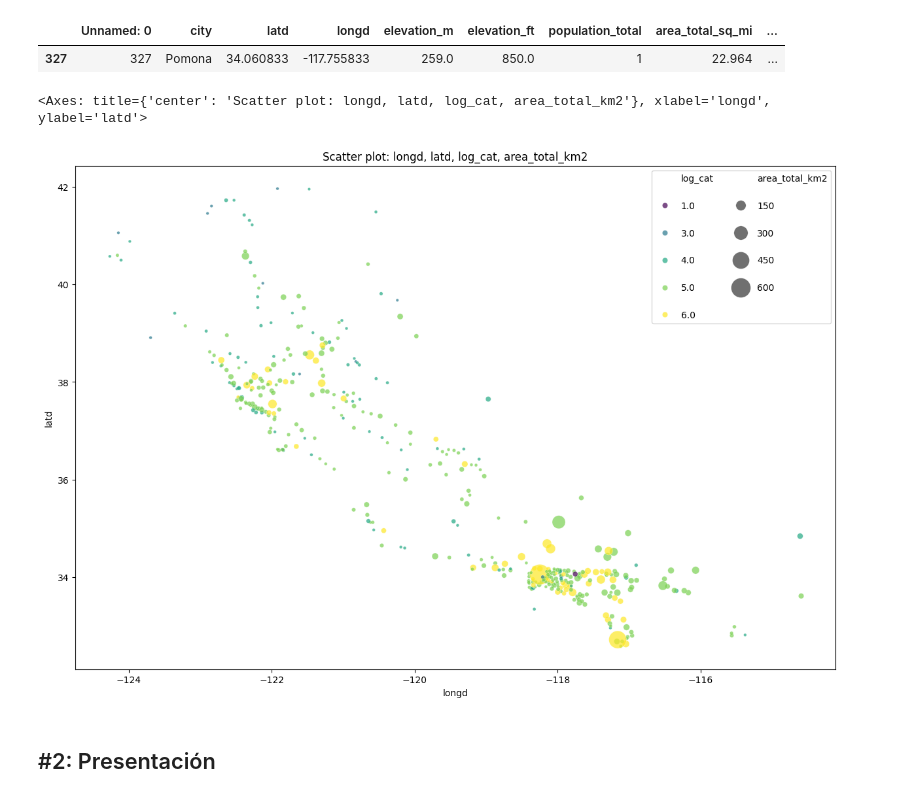
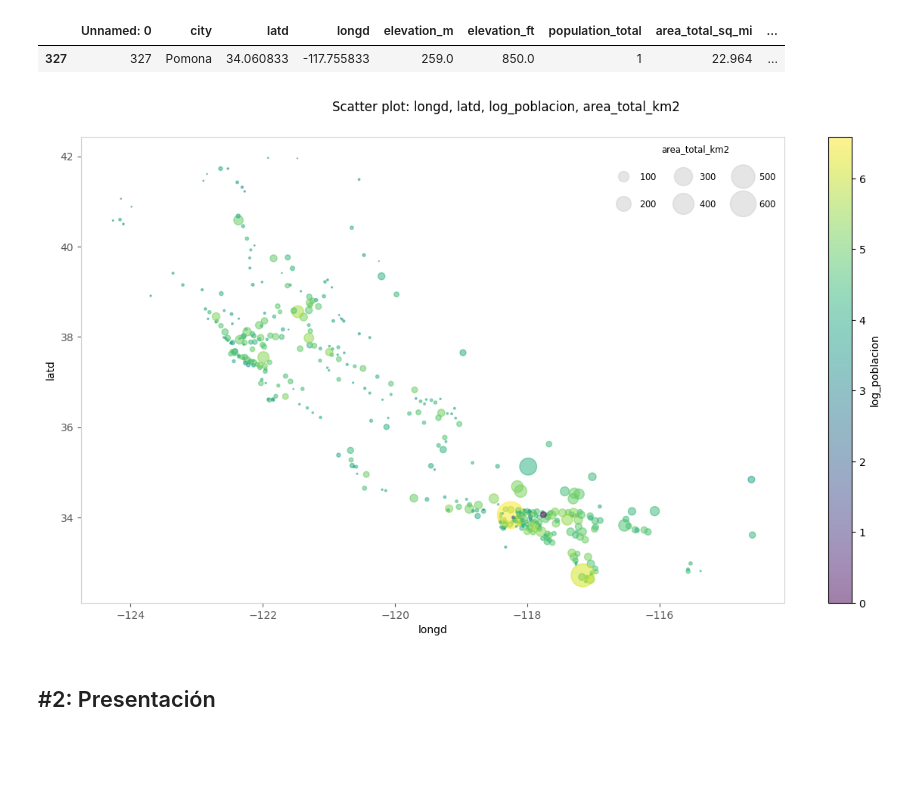
Before and after one commit to mardelmir/ONLINE_DS_THEBRIDGE_mardelmir, a Jupyter notebook: 03_Analisis_de_Datos/Sprint_08/Unidad_02/Challenge/18_Practica_Obligatoria_Visualizacion_Presentacion.ipynb, the cells around one changed output. Cells and saved outputs as stored; diff of their text form; code cells hidden in the pictures; blank space fills up the shorter version.

```diff
--- a/03_Analisis_de_Datos/Sprint_08/Unidad_02/Challenge/18_Practica_Obligatoria_Visualizacion_Presentacion.ipynb
+++ b/03_Analisis_de_Datos/Sprint_08/Unidad_02/Challenge/18_Practica_Obligatoria_Visualizacion_Presentacion.ipynb
@@ -139,11 +116,51 @@ df.loc[df.log_poblacion > 2, 'log_cat'] = 3.0
 df.loc[df.log_poblacion > 3, 'log_cat'] = 4.0
 df.loc[df.log_poblacion > 4, 'log_cat'] = 5.0
 df.loc[df.log_poblacion > 5, 'log_cat'] = 6.0
+# %%
+def custom_scatter_plot(df, x, y, color_col = None, size_col = None, scale = 1, legend = 'auto'):
+    fig, ax = plt.subplots(figsize = (15, 8))
+
+    # Scatter plot
+    if type(size_col) == str:
+        if size_col != '':
+            if color_col:
+                sp = plt.scatter(x = df[x], y = df[y], c = df[color_col], s = df[size_col] * scale, cmap = 'viridis', alpha = 0.5)
+            else:
+                sp = plt.scatter(x = df[x], y = df[y], s = df[size_col] * scale, cmap = 'viridis', alpha = 0.5)
+        elif color_col:
+            sp = plt.scatter(x = df[x], y = df[y], c = df[color_col], cmap = 'viridis', alpha = 0.5)
+    else:
+        plt.scatter(x = df[x], y = df[y], s = df[size_col] * scale, cmap = 'viridis', alpha = 0.5)
+
+    # Legend
+    if legend == 'colorbar':
+        handles, labels = sp.legend_elements('sizes', num = 6)
+        for handle in handles:
+            handle.set_markerfacecolor('#CCCCCC')
+            handle.set_markeredgecolor('#CCCCCC')
+
+        plt.legend(handles, labels, ncol = 3, title = size_col, title_fontsize = 'small', fontsize = 'small', frameon = False, loc = 'upper right', labelspacing = 2)
+        plt.colorbar(label = f'{color_col}')
+        plt.clim(df[color_col].min(), df[color_col].max())
+
+    else:
+        handles, labels = sp.legend_elements('sizes', num = 6)
+        for handle in handles:
+            handle.set_markerfacecolor('#CCCCCC')
+            handle.set_markeredgecolor('#CCCCCC')
+
+        plt.legend(handles, labels, ncol = 3, title = size_col, title_fontsize = 'small', fontsize = 'small', frameon = False, loc = 'upper right', labelspacing = 2)
+
+    # Figure presentation
+    plt.suptitle(f'Scatter plot: {x}, {y}{(f', {color_col}') if color_col else ''}{(f', {size_col}') if size_col else ''}', ha = 'center', y = 0.94)
+    plt.xlabel(x)
+    plt.ylabel(y)
+    ax.spines[['top', 'right', 'bottom', 'left']].set_color('#d3d3d3')
+    ax.tick_params(colors = '#565656')
 # %%
-custom_scatter_plot(df, 'longd', 'latd', color_col = 'log_cat', size_col = 'area_total_km2', scale = 0.5, legend = True)
+custom_scatter_plot(df, 'longd', 'latd', color_col = 'log_poblacion', size_col = 'area_total_km2', scale = .5, legend = 'colorbar')
 # %% [output]
-<Axes: title={'center': 'Scatter plot: longd, latd, log_cat, area_total_km2'}, xlabel='longd', ylabel='latd'>
-[figure, old version]
+[figure, new version]
 # %% [markdown]
 ## #2: Presentación
 # %% [markdown]
```
Also changed, not shown: parts of 1 cell of this notebook.
